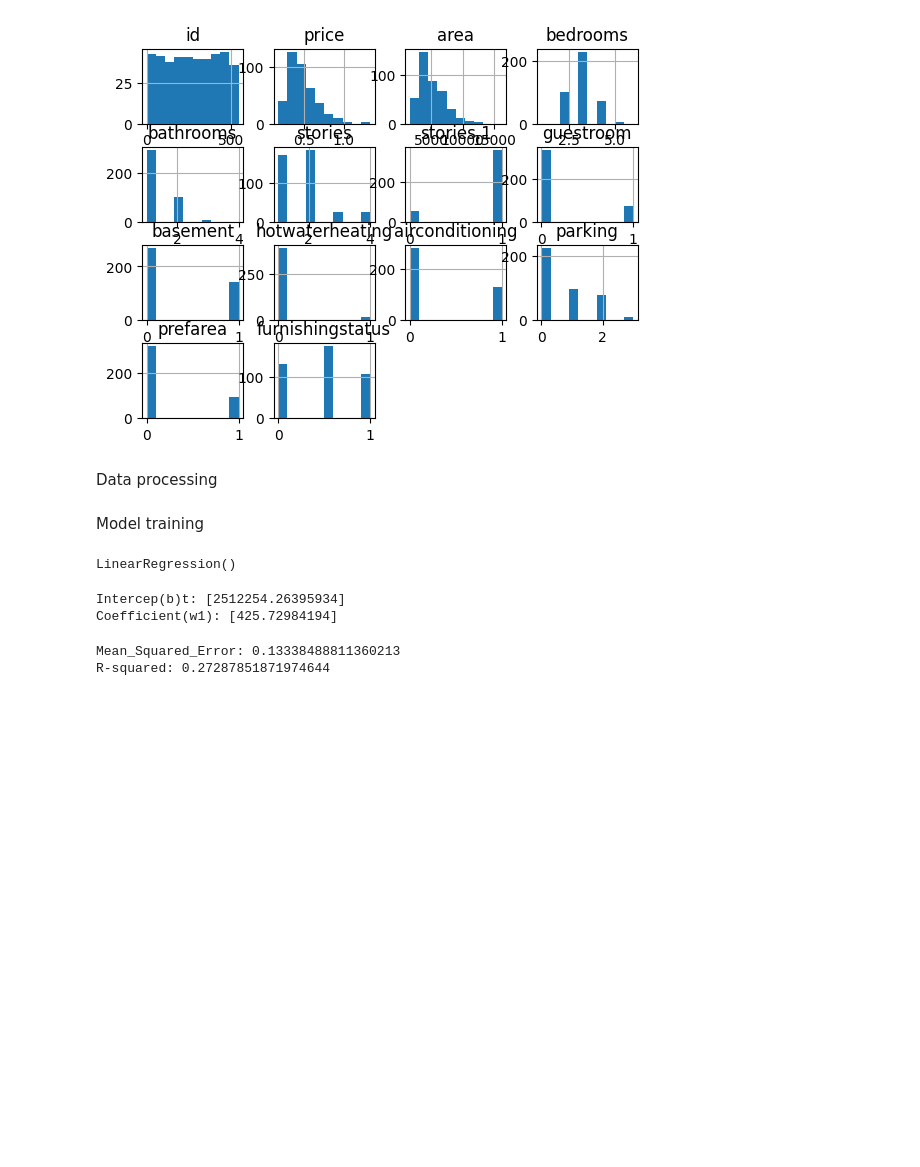
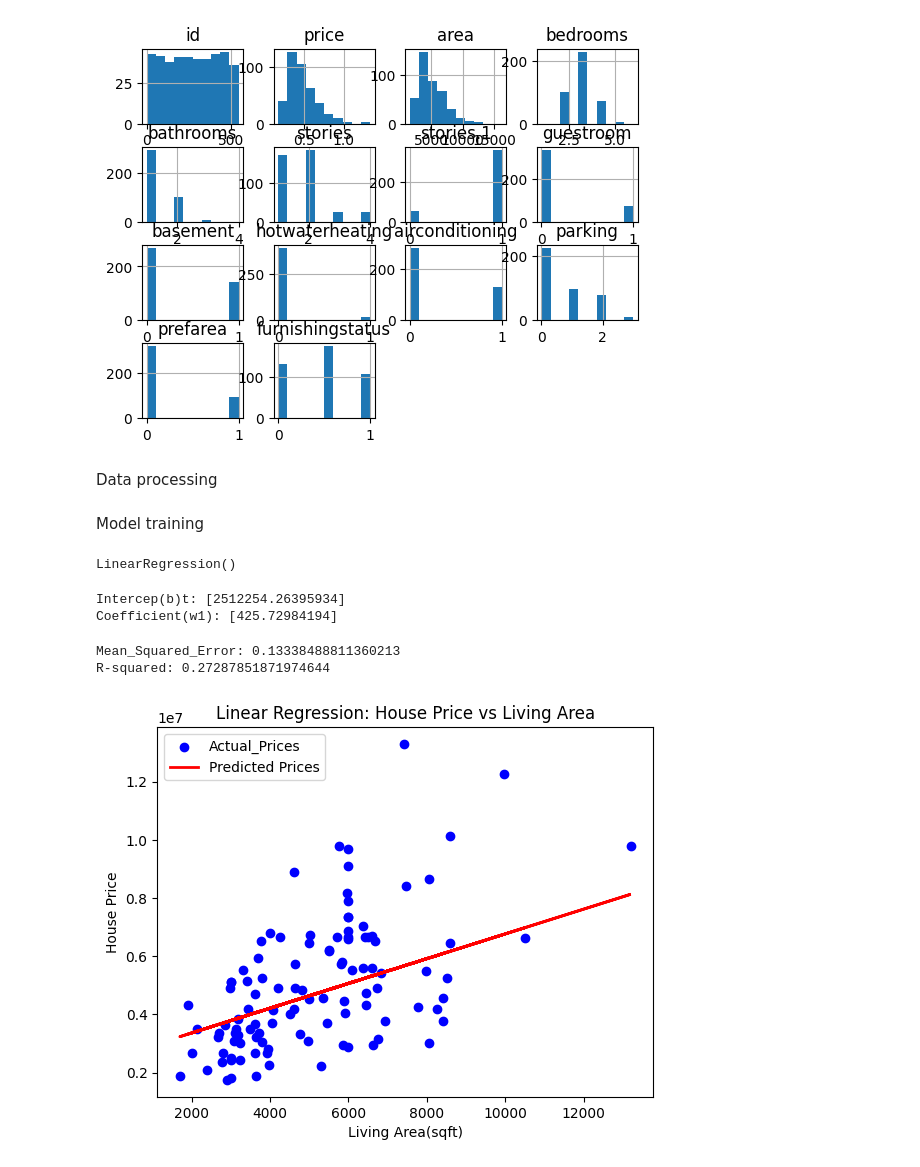
Before and after one commit to Phionanamugga/Housing_ml_LinearRegression_model, a Jupyter notebook: LinearRegressionModel.ipynb, the cells around one changed output. Drawn from its saved outputs; the diff is of its cells as text; code cells hidden in the pictures; blank space fills up the shorter version.

Commit message:
plots scatter graph for the mode

```diff
--- a/LinearRegressionModel.ipynb
+++ b/LinearRegressionModel.ipynb
@@ -134,3 +134,13 @@ print(f"R-squared: {r2}")
 # %% [output]
 Mean_Squared_Error: 0.13338488811360213
 R-squared: 0.27287851871974644
+# %%
+plt.scatter(x_test, y_test, color='blue', label='Actual_Prices')
+plt.plot(x_test, y_pred, color='red',linewidth=2, label='Predicted Prices')
+plt.xlabel('Living Area(sqft)')
+plt.ylabel('House Price')
+plt.title('Linear Regression: House Price vs Living Area')
+plt.legend()
+plt.show()
+# %% [output]
+[figure, added]
```
